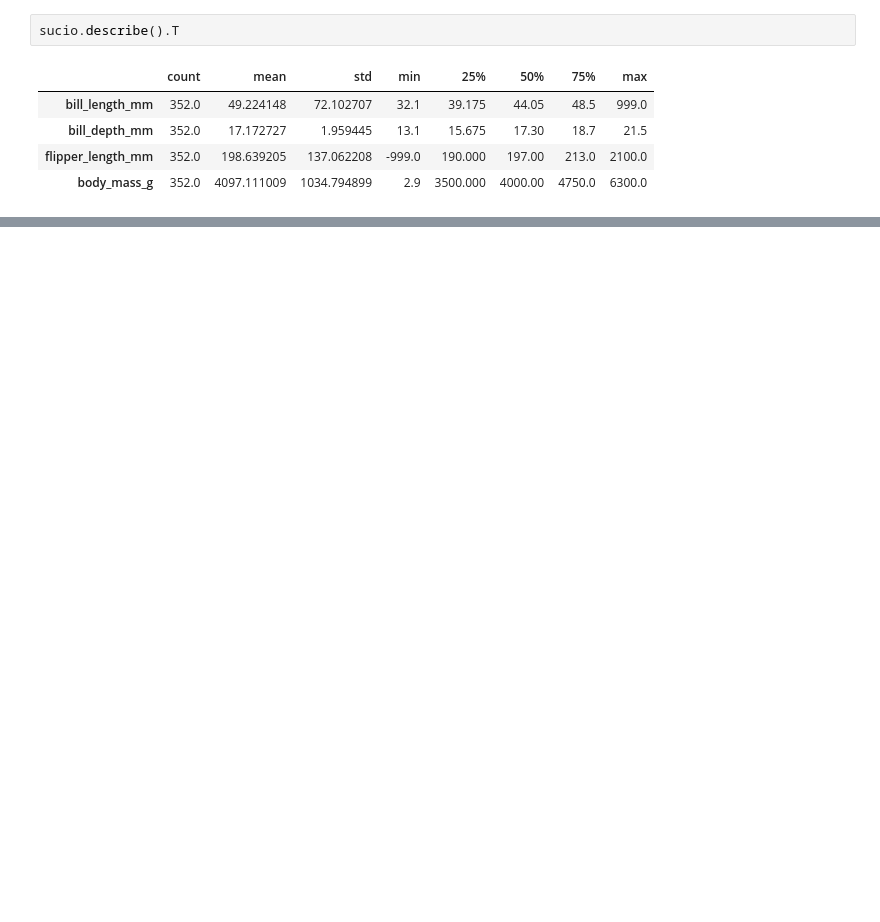
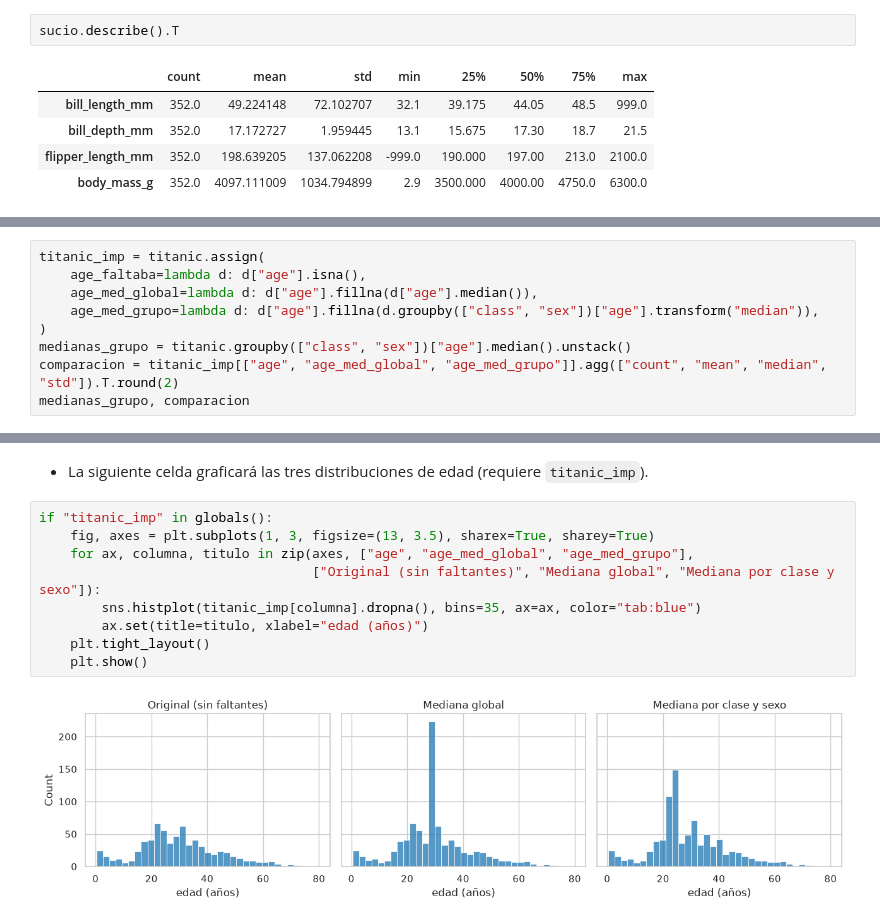
Before and after one commit to PythonistaMX/py401, a Jupyter notebook: soluciones/02_calidad_y_faltantes_soluciones.ipynb, the cells around one changed output, grey strips where cells are left out. Saved outputs shown, nothing was run; the diff lists cells and outputs as text; blank space fills up the shorter version.

```diff
--- a/soluciones/02_calidad_y_faltantes_soluciones.ipynb
+++ b/soluciones/02_calidad_y_faltantes_soluciones.ipynb
@@ -882,0 +753,9 @@ dtype: int64
+# %%
+titanic_imp = titanic.assign(
+    age_faltaba=lambda d: d["age"].isna(),
+    age_med_global=lambda d: d["age"].fillna(d["age"].median()),
+    age_med_grupo=lambda d: d["age"].fillna(d.groupby(["class", "sex"])["age"].transform("median")),
+)
+medianas_grupo = titanic.groupby(["class", "sex"])["age"].median().unstack()
+comparacion = titanic_imp[["age", "age_med_global", "age_med_grupo"]].agg(["count", "mean", "median", "std"]).T.round(2)
+medianas_grupo, comparacion
@@ -882,0 +772,13 @@ dtype: int64
+# %% [markdown]
+* La siguiente celda graficará las tres distribuciones de edad (requiere `titanic_imp`).
+# %%
+if "titanic_imp" in globals():
+    fig, axes = plt.subplots(1, 3, figsize=(13, 3.5), sharex=True, sharey=True)
+    for ax, columna, titulo in zip(axes, ["age", "age_med_global", "age_med_grupo"],
+                                   ["Original (sin faltantes)", "Mediana global", "Mediana por clase y sexo"]):
+        sns.histplot(titanic_imp[columna].dropna(), bins=35, ax=ax, color="tab:blue")
+        ax.set(title=titulo, xlabel="edad (años)")
+    plt.tight_layout()
+    plt.show()
+# %% [output]
+[figure, added]
```
Also changed, not shown: parts of 185 cells of this notebook, 5 other files.
